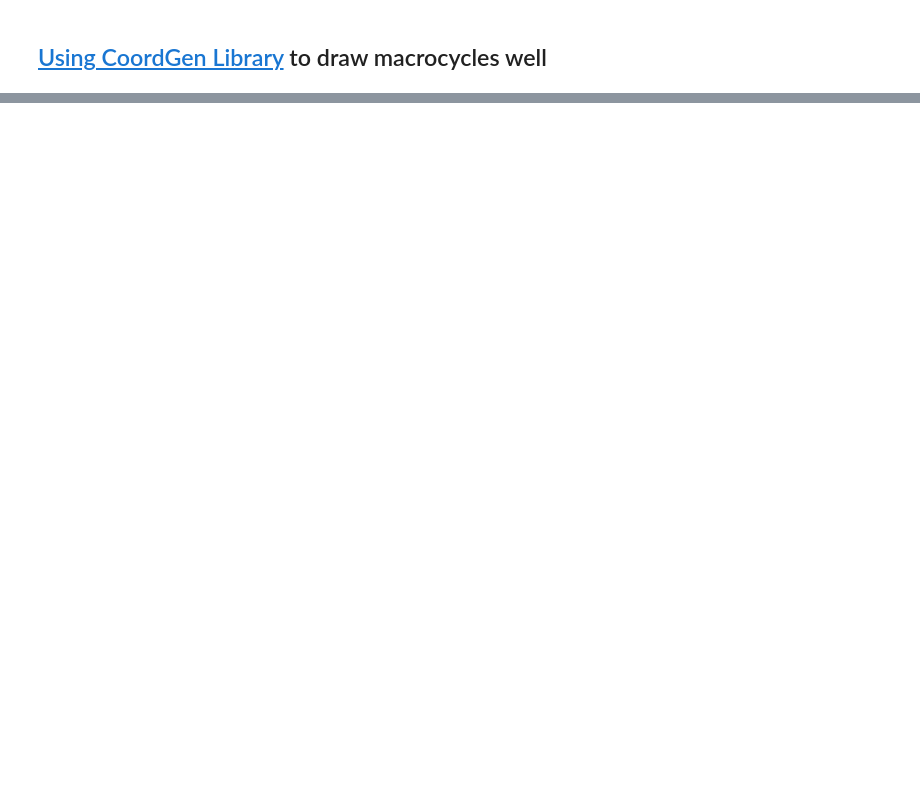
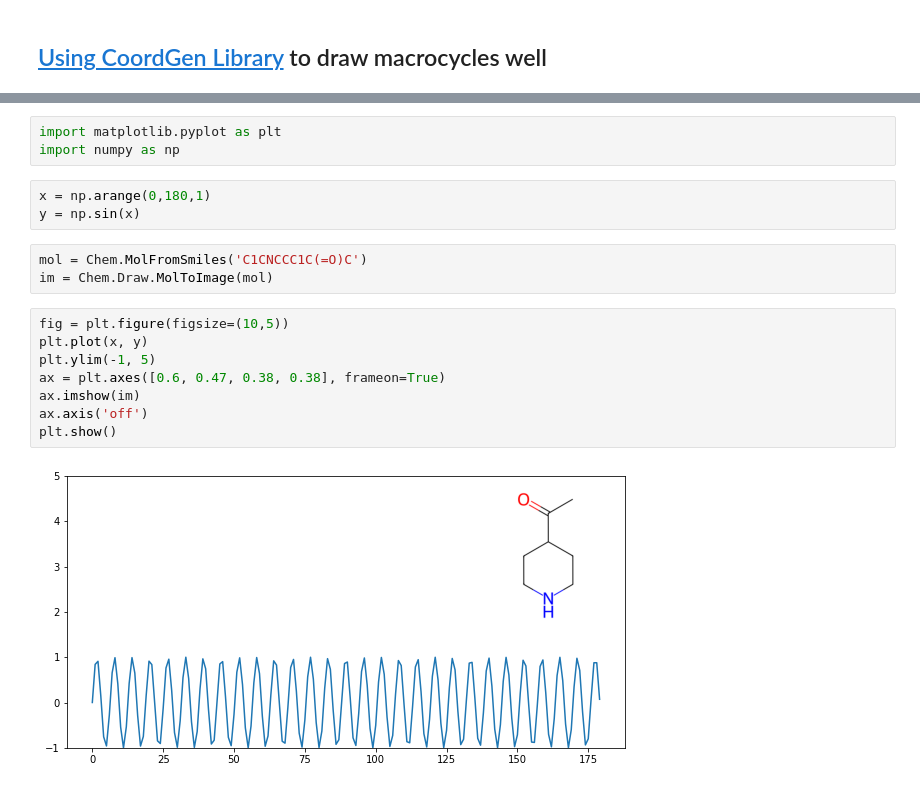
Before and after one commit to bertiewooster/RDKit-playing, a Jupyter notebook: cookbook_examples.ipynb, the cells around one changed output, grey strips where cells are left out. Cells and saved outputs as stored; diff of their text form; blank space fills up the shorter version.

Commit message:
Cookbook: Add On a Plot

```diff
--- a/cookbook_examples.ipynb
+++ b/cookbook_examples.ipynb
@@ -260,0 +263,19 @@ mol
+# %%
+import matplotlib.pyplot as plt
+import numpy as np
+# %%
+x = np.arange(0,180,1)
+y = np.sin(x)
+# %%
+mol = Chem.MolFromSmiles('C1CNCCC1C(=O)C')
+im = Chem.Draw.MolToImage(mol)
+# %%
+fig = plt.figure(figsize=(10,5))
+plt.plot(x, y)
+plt.ylim(-1, 5)
+ax = plt.axes([0.6, 0.47, 0.38, 0.38], frameon=True)
+ax.imshow(im)
+ax.axis('off')
+plt.show()
+# %% [output]
+[figure, added]
```
Also changed, not shown: parts of 18 cells of this notebook.
